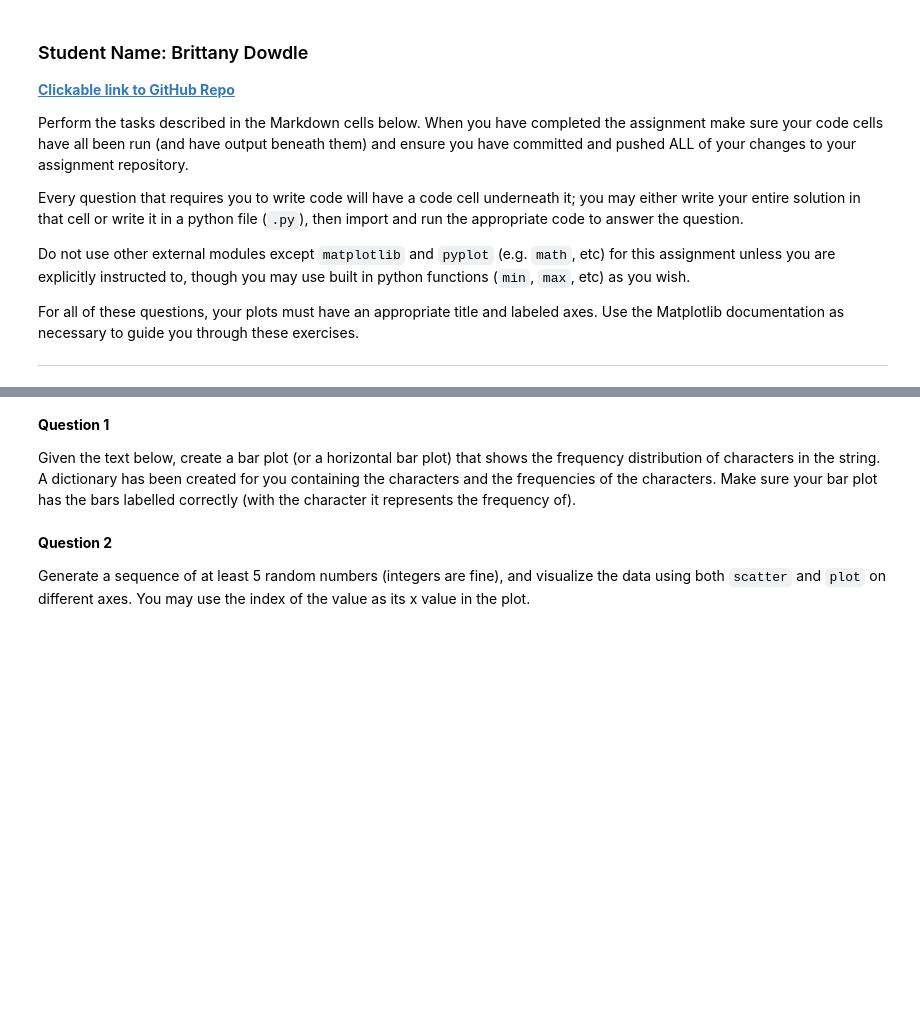
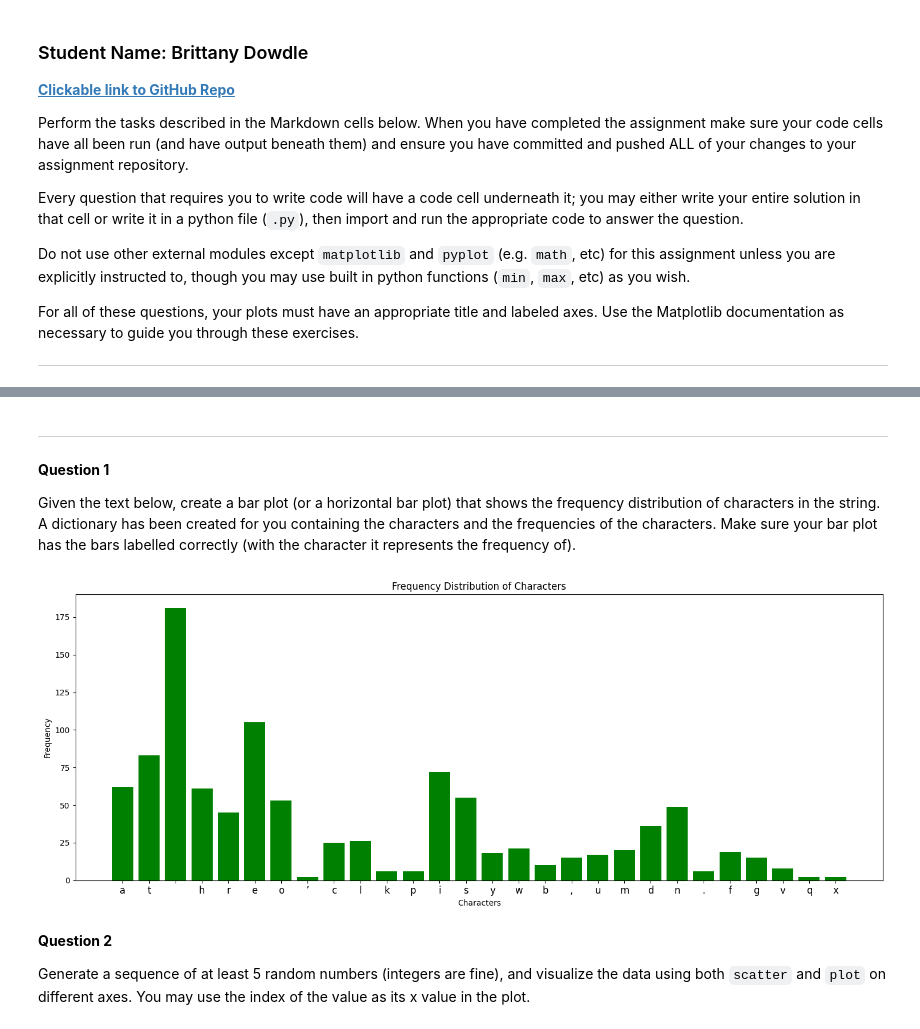
Before and after one commit to Bdowdle4/bd-pyplot, a Jupyter notebook: pyplot.ipynb, the cells around one changed output, grey strips where cells are left out. Cells and saved outputs as stored; diff of their text form; code cells hidden in the pictures; blank space fills up the shorter version.

```diff
--- a/pyplot.ipynb
+++ b/pyplot.ipynb
@@ -17,4 +51,5 @@ For all of these questions, your plots must have an appropriate title and labele
 # %% [markdown]
+***
 **Question 1**
 
 Given the text below, create a bar plot (or a horizontal bar plot) that shows the frequency distribution of characters in the string.
@@ -22,10 +57,24 @@ A dictionary has been created for you containing the characters and the frequenc
 Make sure your bar plot has the bars labelled correctly (with the character it represents the frequency of).
 # %%
 from collections import Counter
+
+# String
 TEXT = "At three o’clock precisely I was at Baker Street, but Holmes had not yet returned. The landlady informed me that he had left the house shortly after eight o’clock in the morning. I sat down beside the fire, however, with the intention of awaiting him, however long he might be. I was already deeply interested in his inquiry, for, though it was surrounded by none of the grim and strange features which were associated with the two crimes which I have already recorded, still, the nature of the case and the exalted station of his client gave it a character of its own. Indeed, apart from the nature of the investigation which my friend had on hand, there was something in his masterly grasp of a situation, and his keen, incisive reasoning, which made it a pleasure to me to study his system of work, and to follow the quick, subtle methods by which he disentangled the most inextricable mysteries. So accustomed was I to his invariable success that the very possibility of his failing had ceased to enter into my head.".lower()
+
+# Count the frequency of each character
 letter_freq = dict(Counter(TEXT))
 
 # make a bar plot with an appropriate title, correct xtick labels, and labeled axes
+plt.figure(figsize=(15, 6))
+plt.bar(letter_freq.keys(), letter_freq.values(), color='green')
+plt.title('Frequency Distribution of Characters')
+plt.xlabel('Characters')
+plt.ylabel('Frequency')
+plt.xticks(size = 'large')
+plt.tight_layout()
+plt.show()
+# %% [output]
+[figure, added]
 # %% [markdown]
 **Question 2**
 
```
Also changed, not shown: parts of 2 cells of this notebook.
